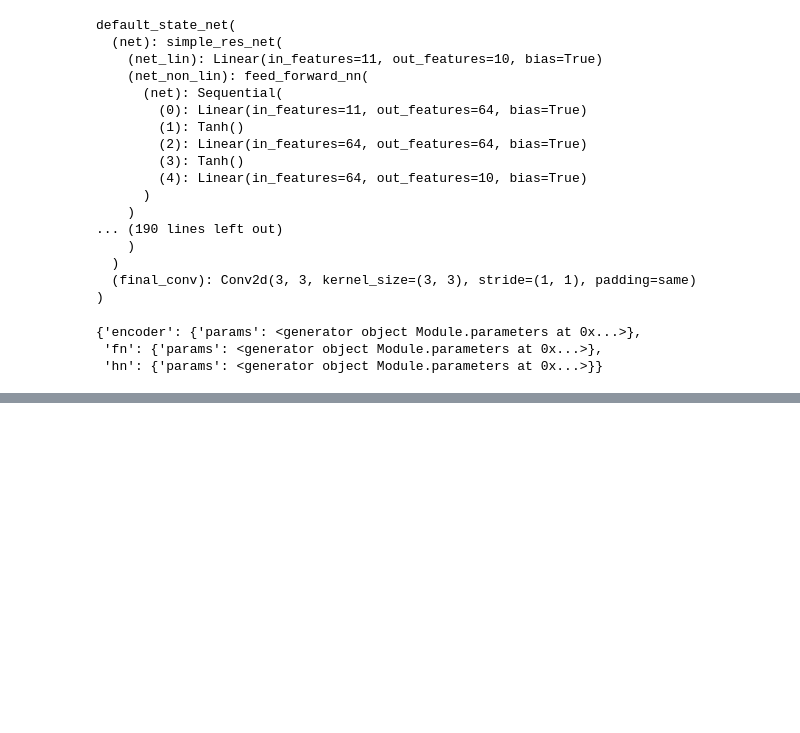
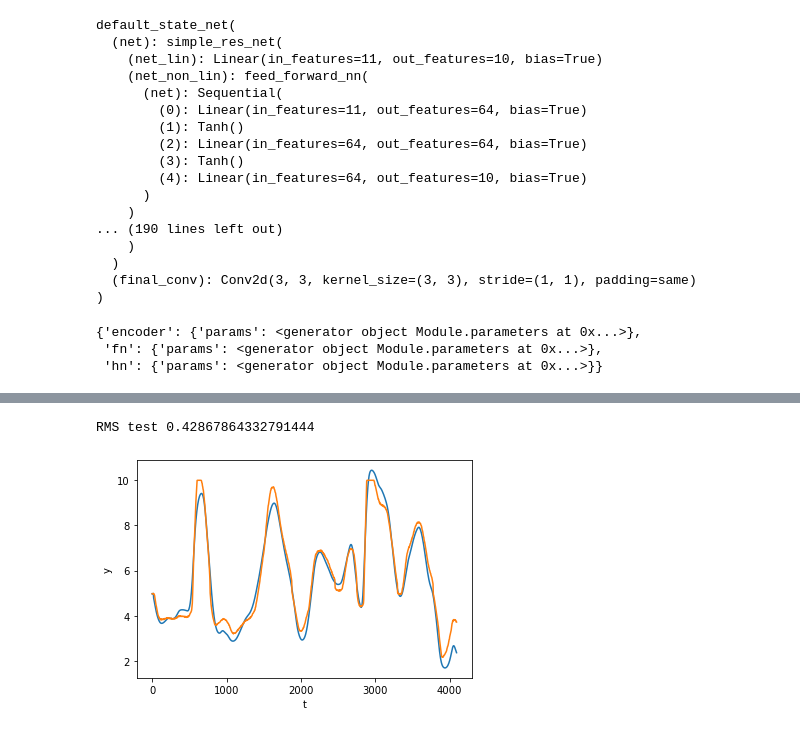
Before and after one commit to GerbenBeintema/deepSI, a Jupyter notebook: examples/Examples 3; Extra bits.ipynb, the cells around one changed output, grey strips where cells are left out. Cells and saved outputs as stored; diff of their text form; code cells hidden in the pictures; blank space fills up the shorter version.

```diff
--- a/examples/Examples 3; Extra bits.ipynb
+++ b/examples/Examples 3; Extra bits.ipynb
@@ -127,0 +324,6 @@ sys.parameters_with_names
+# %%
+import deepSI
+from matplotlib import pyplot as plt
+train, test = deepSI.datasets.Cascaded_Tanks()
+train.dt = 4
+test.dt = 4
@@ -127,0 +367,9 @@ sys.parameters_with_names
+# %%
+test_p = sys.apply_experiment(test)
+print('RMS test',test_p.RMS(test))
+test_p.plot()
+test.plot()
+plt.show()
+# %% [output]
+RMS test 0.42867864332791444
+[figure, added]
```
Also changed, not shown: parts of 8 cells of this notebook, 4 other files.
